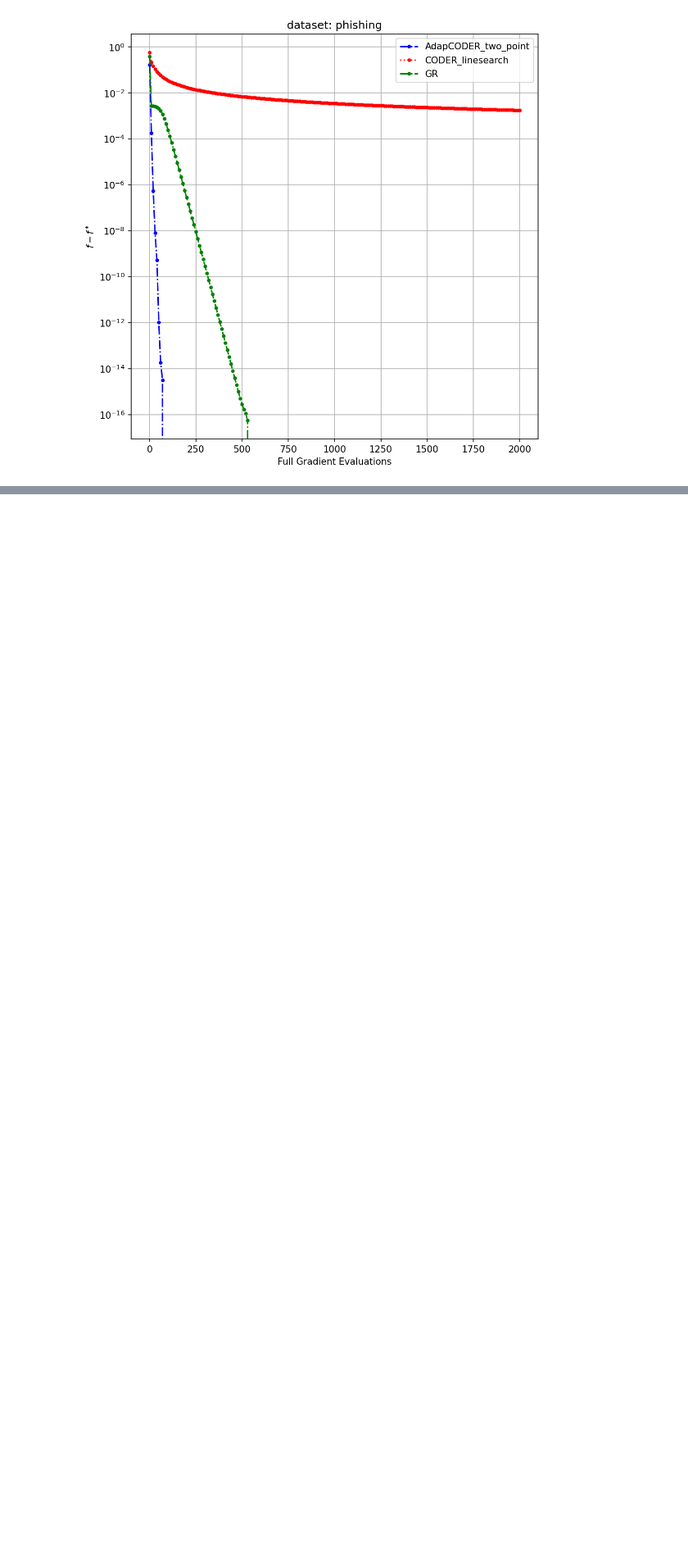
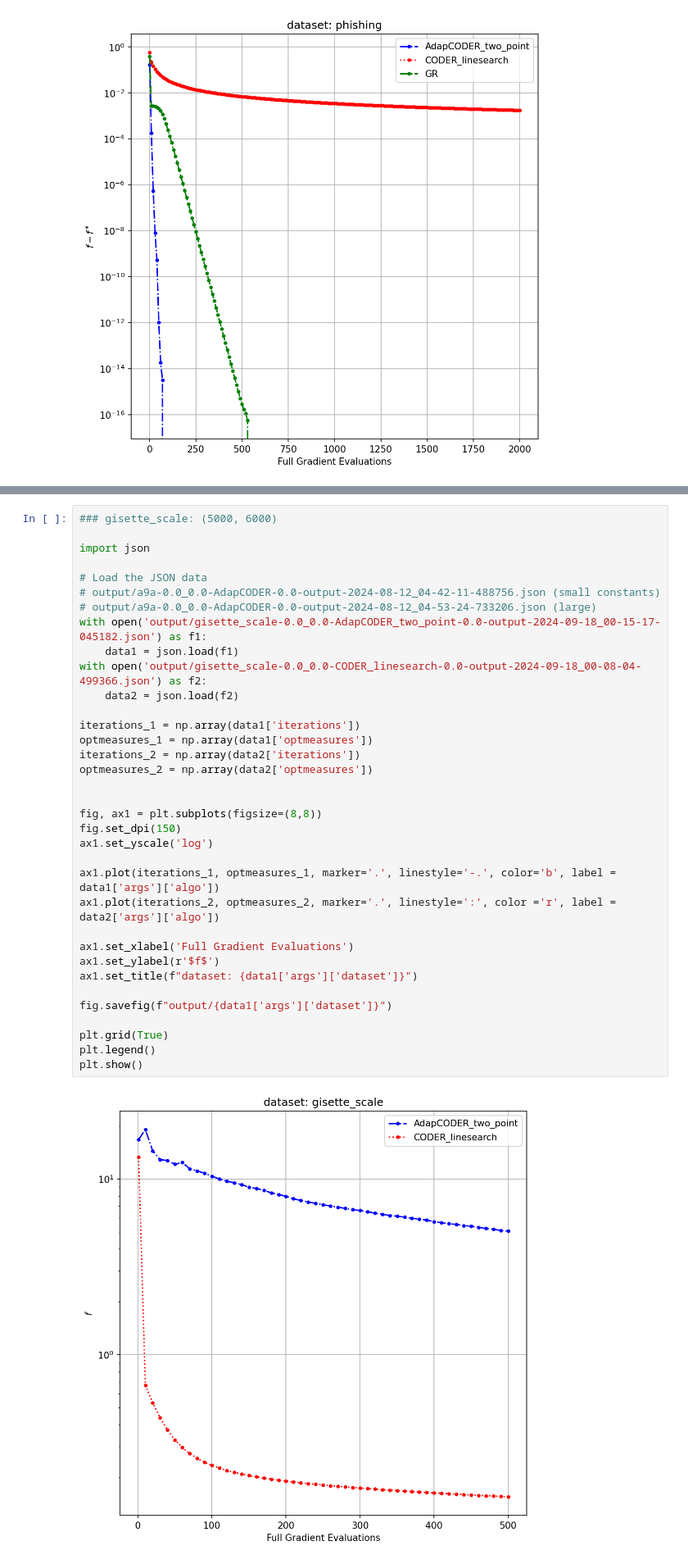
Before and after one commit to Yee-Millennium/ADUCA_Experiments, a Jupyter notebook: plot.ipynb, the cells around one changed output, grey strips where cells are left out. Shown: that part at 82% size. Cells and saved outputs as stored; diff of their text form; blank space fills up the shorter version.

```diff
--- a/plot.ipynb
+++ b/plot.ipynb
@@ -120,0 +142,37 @@ plot_optmeasures(data1, data2, data3, optval=0.307104015412267)
+# %%
+### gisette_scale: (5000, 6000)
+
+import json
+
+# Load the JSON data
+# output/a9a-0.0_0.0-AdapCODER-0.0-output-2024-08-12_04-42-11-488756.json (small constants)
+# output/a9a-0.0_0.0-AdapCODER-0.0-output-2024-08-12_04-53-24-733206.json (large)
+with open('output/gisette_scale-0.0_0.0-AdapCODER_two_point-0.0-output-2024-09-18_00-15-17-045182.json') as f1:
+    data1 = json.load(f1)
+with open('output/gisette_scale-0.0_0.0-CODER_linesearch-0.0-output-2024-09-18_00-08-04-499366.json') as f2:
+    data2 = json.load(f2)
+
+iterations_1 = np.array(data1['iterations'])
+optmeasures_1 = np.array(data1['optmeasures'])
+iterations_2 = np.array(data2['iterations'])
+optmeasures_2 = np.array(data2['optmeasures'])
+
+
+fig, ax1 = plt.subplots(figsize=(8,8))
+fig.set_dpi(150)
+ax1.set_yscale('log')
+
+ax1.plot(iterations_1, optmeasures_1, marker='.', linestyle='-.', color='b', label = data1['args']['algo'])
+ax1.plot(iterations_2, optmeasures_2, marker='.', linestyle=':', color ='r', label = data2['args']['algo'])
+
+ax1.set_xlabel('Full Gradient Evaluations')
+ax1.set_ylabel(r'$f$')
+ax1.set_title(f"dataset: {data1['args']['dataset']}")
+
+fig.savefig(f"output/{data1['args']['dataset']}")
+
+plt.grid(True)
+plt.legend()
+plt.show()
+# %% [output]
+[figure, added]
```
Also changed, not shown: parts of 3 cells of this notebook.
